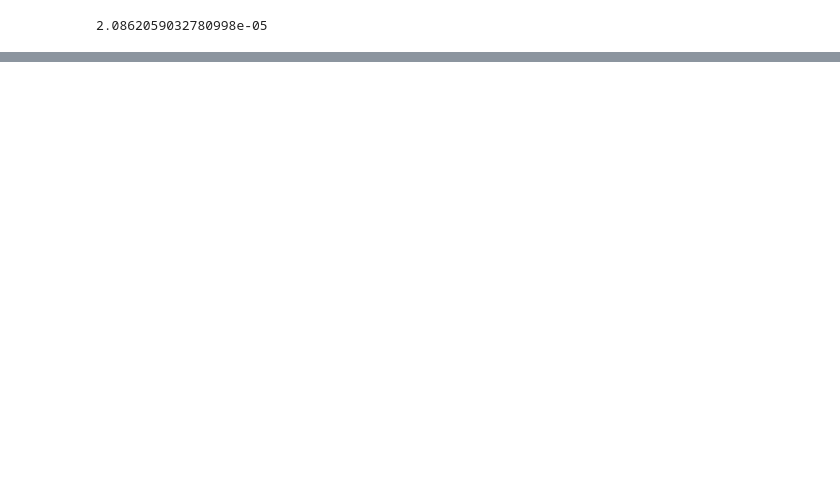
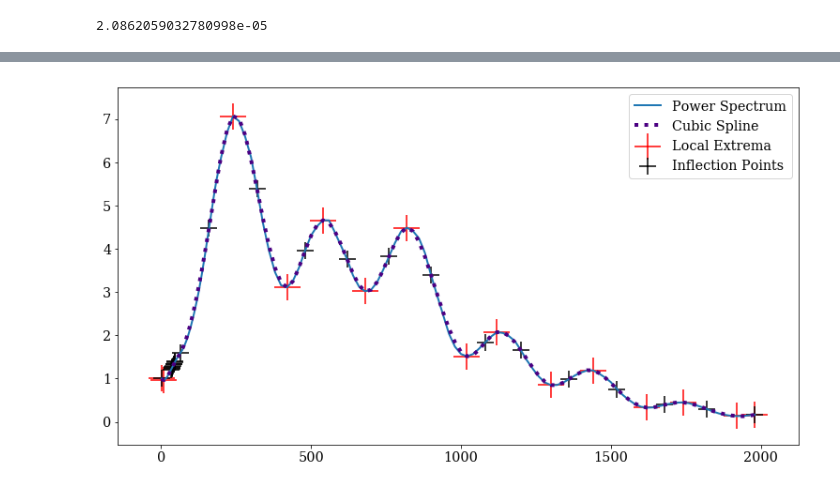
Before and after one commit to aifer4/summer_2019, a Jupyter notebook: PCA.ipynb, the cells around one changed output, grey strips where cells are left out. Saved outputs shown, nothing was run; the diff lists cells and outputs as text; code cells hidden in the pictures; blank space fills up the shorter version.

```diff
--- a/PCA.ipynb
+++ b/PCA.ipynb
@@ -211,0 +249,14 @@ plt.show()
+# %%
+Cl_sp = interp1d(l_list[sp_pts], Cl_F[sp_pts],kind='cubic')
+# %%
+plt.plot(l_list, Cl_F,linewidth=2)
+plt.plot(l_list, Cl_sp(l_list),linestyle=':',linewidth=4,color='indigo')
+plt.scatter(l_list[local_ext],Cl_F[local_ext],
+            marker='+', s=800, color='red')
+plt.scatter(l_list[inf_pts],Cl_F[inf_pts],
+            marker='+', s=300,color='black')
+
+plt.legend(['Power Spectrum','Cubic Spline','Local Extrema','Inflection Points'])
+plt.show()
+# %% [output]
+[figure, added]
```
Also changed, not shown: parts of 6 cells of this notebook.
